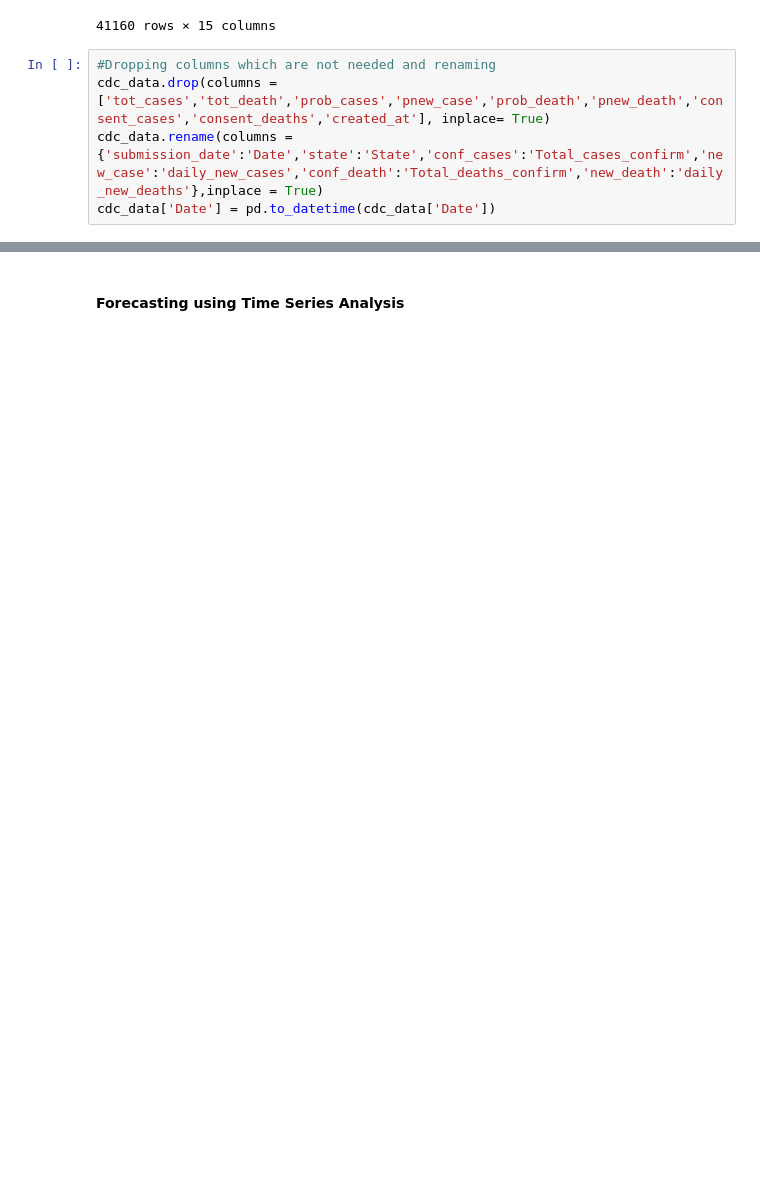
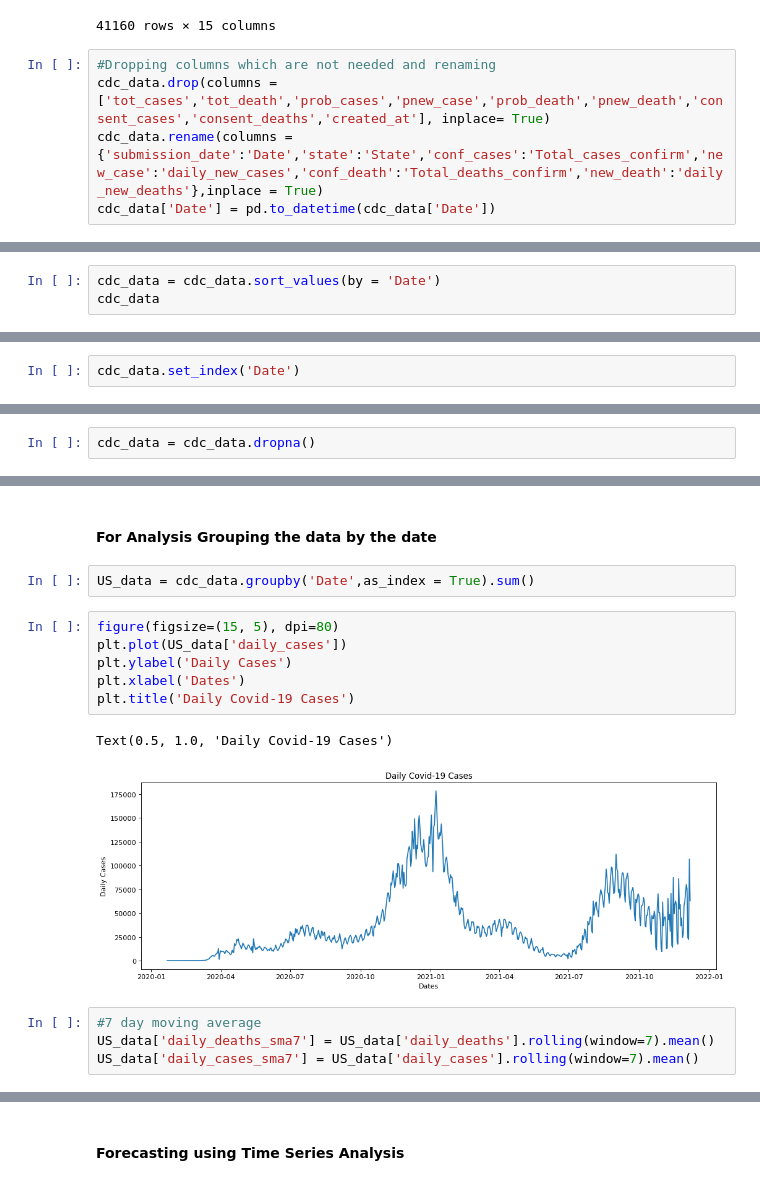
Before and after one commit to ZahraMalwi/COVID-19_CHI, a Jupyter notebook: COVID 19 SPRING 22.ipynb, the cells around one changed output, grey strips where cells are left out. Saved outputs shown, nothing was run; the diff lists cells and outputs as text; blank space fills up the shorter version.

```diff
--- a/COVID 19 SPRING 22.ipynb
+++ b/COVID 19 SPRING 22.ipynb
@@ -119,0 +73,3 @@ US_data
+# %%
+cdc_data = cdc_data.sort_values(by = 'Date')
+cdc_data
@@ -119,0 +90,2 @@ US_data
+# %%
+cdc_data.set_index('Date')
@@ -119,0 +107,2 @@ US_data
+# %%
+cdc_data = cdc_data.dropna()
@@ -119,0 +125,17 @@ US_data
+# %% [markdown]
+#### For Analysis Grouping the data by the date
+# %%
+US_data = cdc_data.groupby('Date',as_index = True).sum()
+# %%
+figure(figsize=(15, 5), dpi=80)
+plt.plot(US_data['daily_cases'])
+plt.ylabel('Daily Cases')
+plt.xlabel('Dates')
+plt.title('Daily Covid-19 Cases')
+# %% [output]
+Text(0.5, 1.0, 'Daily Covid-19 Cases')
+[figure, added]
+# %%
+#7 day moving average
+US_data['daily_deaths_sma7'] = US_data['daily_deaths'].rolling(window=7).mean()
+US_data['daily_cases_sma7'] = US_data['daily_cases'].rolling(window=7).mean()
```
Also changed, not shown: parts of 20 cells of this notebook.
